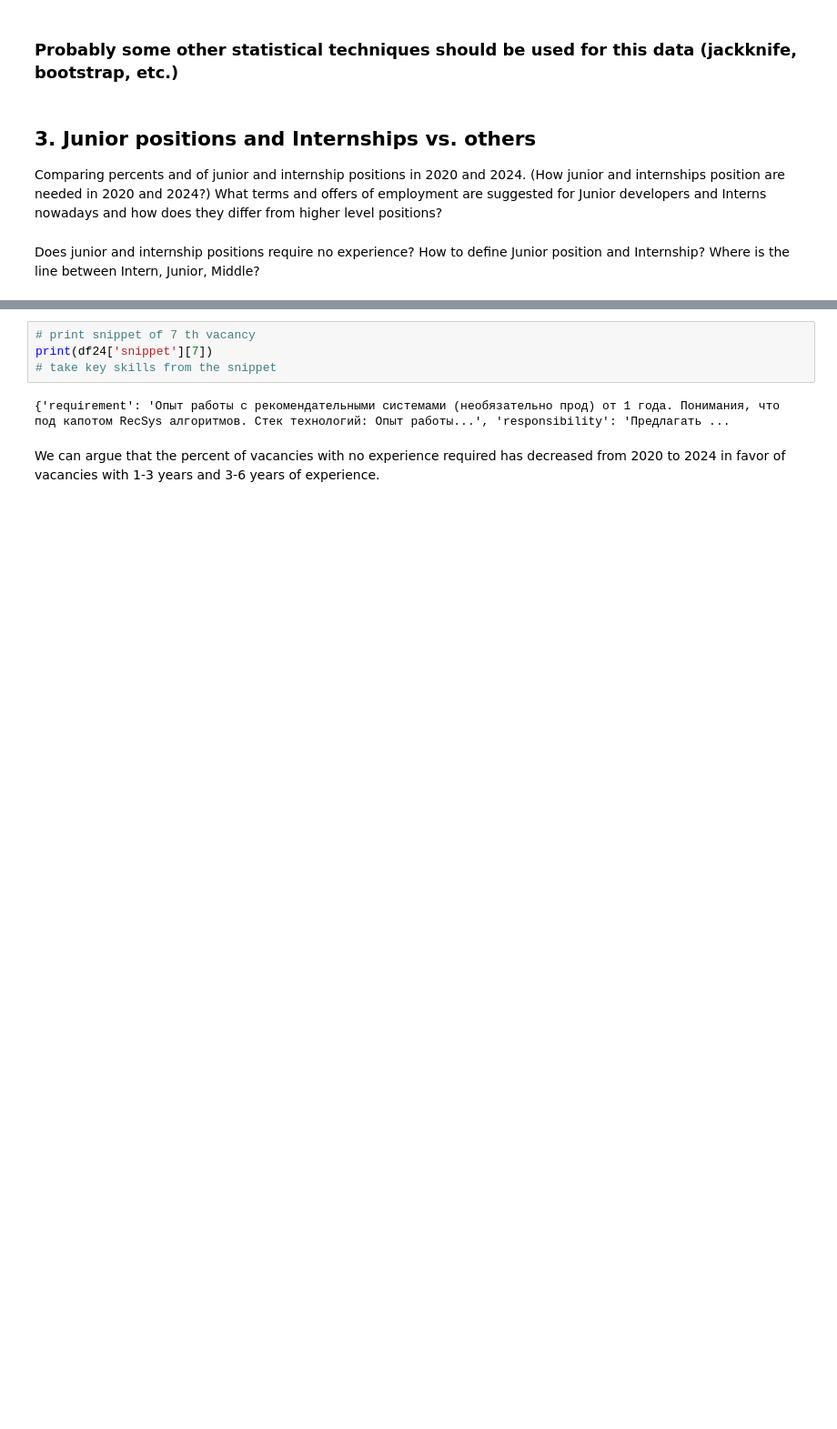
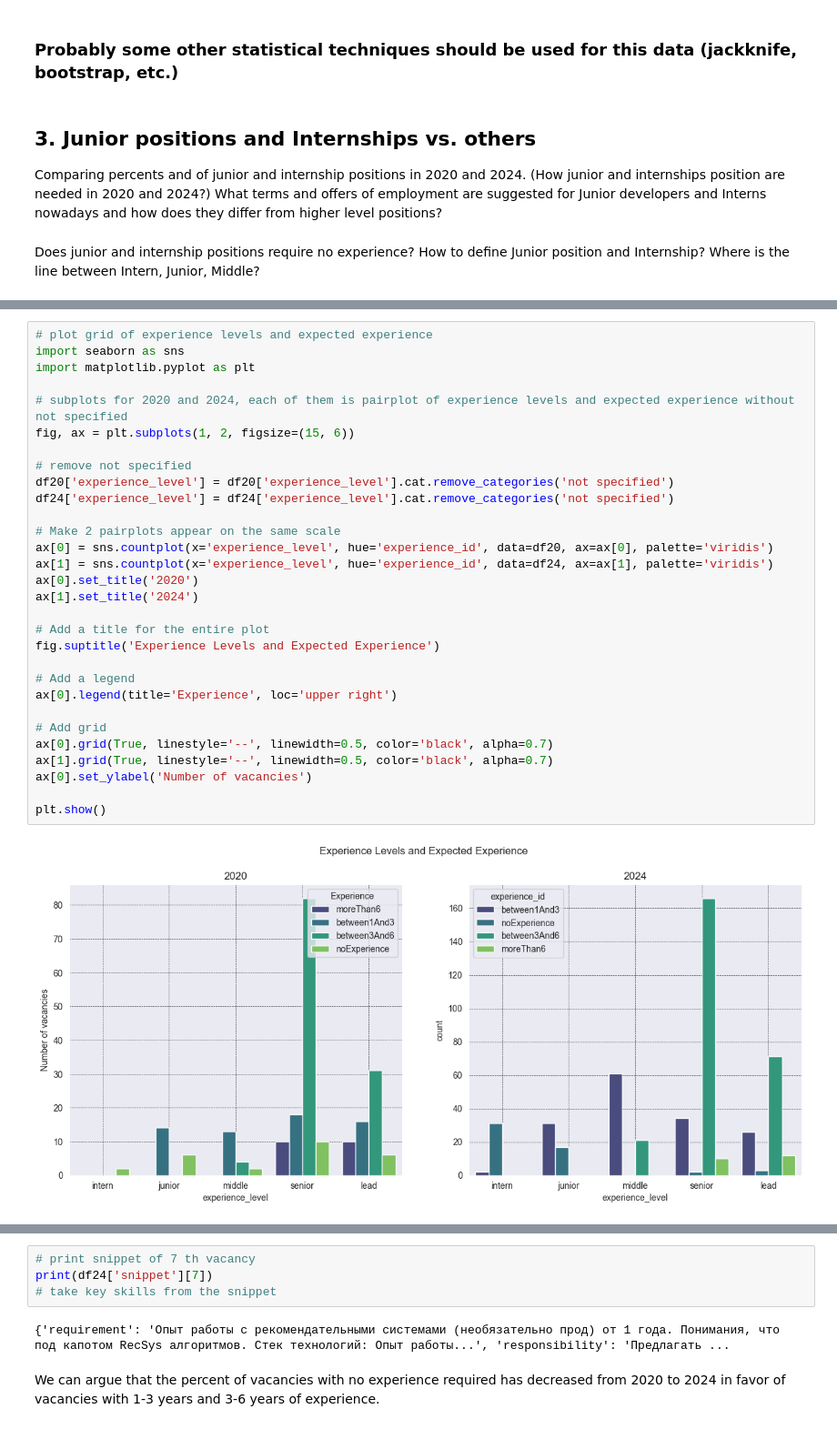
Before and after one commit to sashhhaka/HH-VacancyAnalysis, a Jupyter notebook: exploring.ipynb, the cells around one changed output, grey strips where cells are left out. Shown at 91% size. Cells and saved outputs as stored; diff of their text form; blank space fills up the shorter version.

```diff
--- a/exploring.ipynb
+++ b/exploring.ipynb
@@ -558,0 +614,32 @@ df24.head(50)
+# %%
+# plot grid of experience levels and expected experience
+import seaborn as sns
+import matplotlib.pyplot as plt
+
+# subplots for 2020 and 2024, each of them is pairplot of experience levels and expected experience without not specified
+fig, ax = plt.subplots(1, 2, figsize=(15, 6))
+
+# remove not specified
+df20['experience_level'] = df20['experience_level'].cat.remove_categories('not specified')
+df24['experience_level'] = df24['experience_level'].cat.remove_categories('not specified')
+
+# Make 2 pairplots appear on the same scale
+ax[0] = sns.countplot(x='experience_level', hue='experience_id', data=df20, ax=ax[0], palette='viridis')
+ax[1] = sns.countplot(x='experience_level', hue='experience_id', data=df24, ax=ax[1], palette='viridis')
+ax[0].set_title('2020')
+ax[1].set_title('2024')
+
+# Add a title for the entire plot
+fig.suptitle('Experience Levels and Expected Experience')
+
+# Add a legend
+ax[0].legend(title='Experience', loc='upper right')
+
+# Add grid
+ax[0].grid(True, linestyle='--', linewidth=0.5, color='black', alpha=0.7)
+ax[1].grid(True, linestyle='--', linewidth=0.5, color='black', alpha=0.7)
+ax[0].set_ylabel('Number of vacancies')
+
+plt.show()
+# %% [output]
+[figure, added]
```
Also changed, not shown: parts of 21 cells of this notebook.
